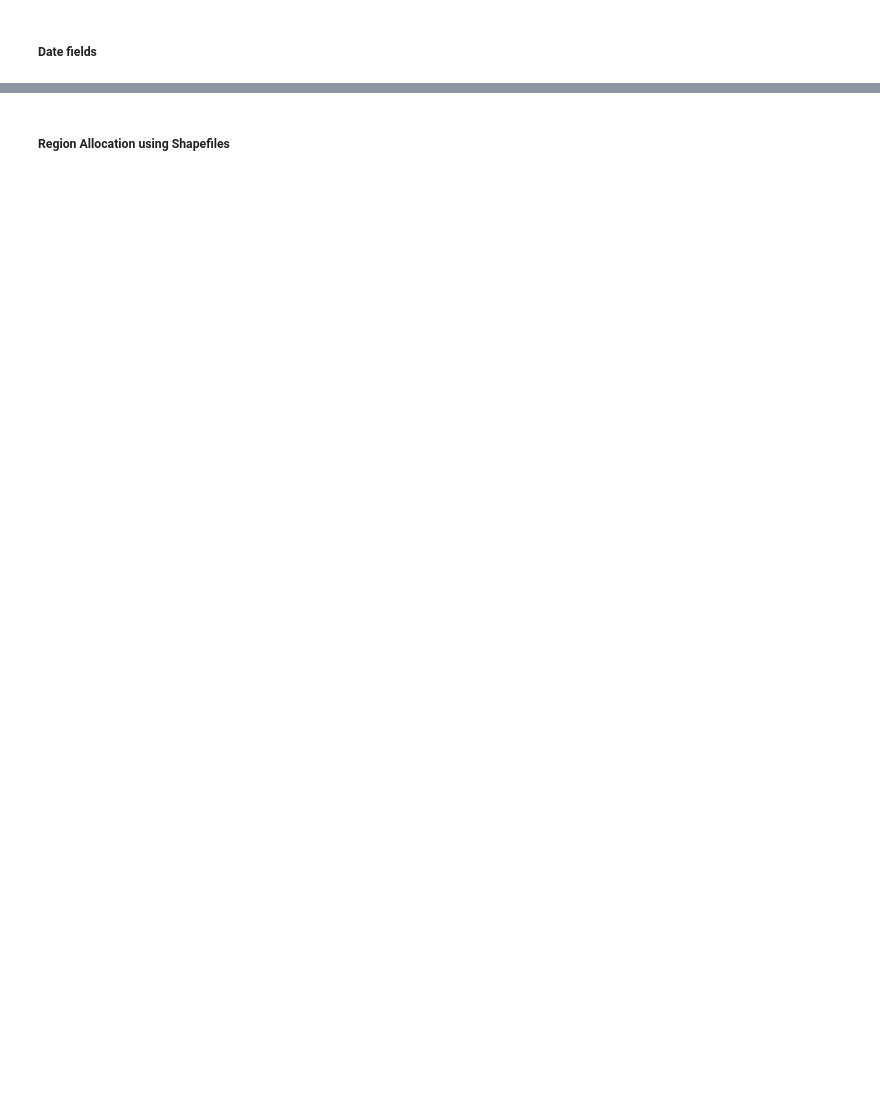
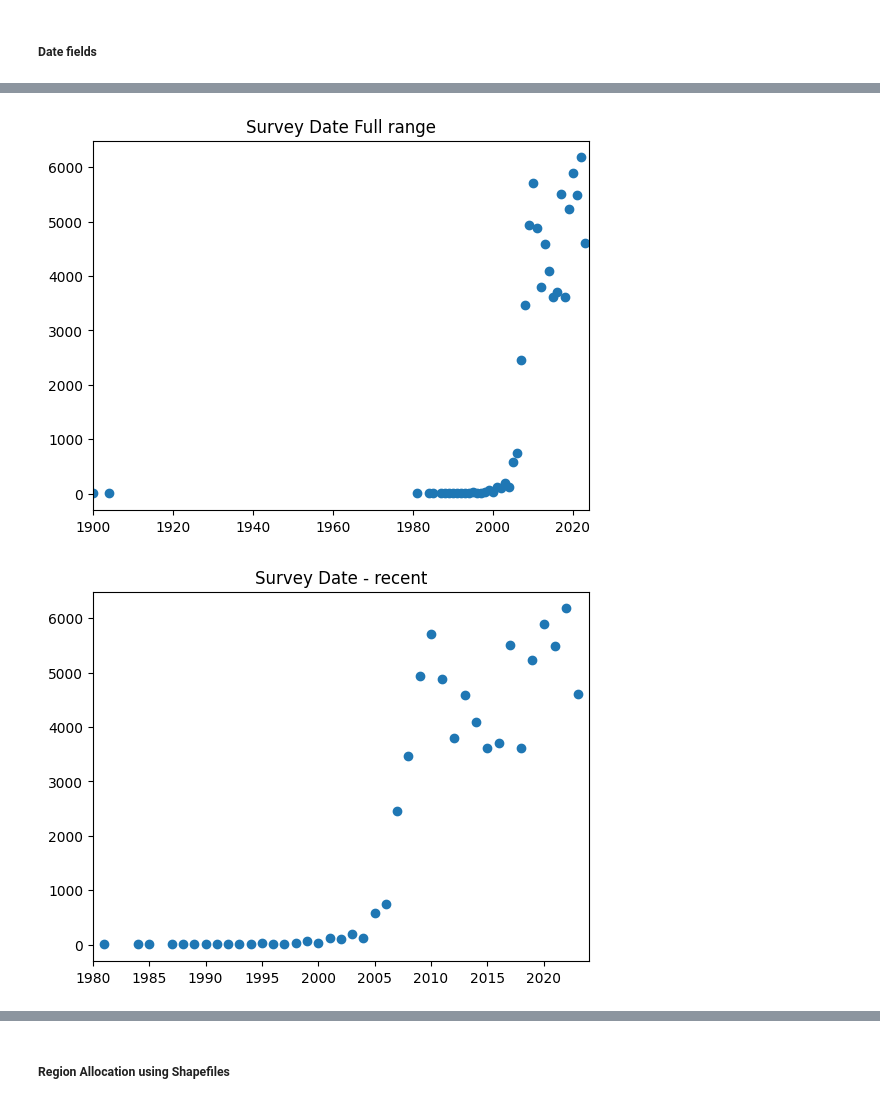
Before and after one commit to tabular18/ancient-trees, a Jupyter notebook: ancientTreeEDA.ipynb, the cells around one changed output, grey strips where cells are left out. Cells and saved outputs as stored; diff of their text form; code cells hidden in the pictures; blank space fills up the shorter version.

```diff
--- a/ancientTreeEDA.ipynb
+++ b/ancientTreeEDA.ipynb
@@ -265,3 +265,28 @@ array(['oak', 'beech', 'cedar', 'lime', 'walnut', 'ash', 'alder',
        'service', 'apple', 'juniper', 'mulberry', 'birch', 'sycamore',
        'maple', 'chestnut', 'pear', 'plane', 'cypress', 'plum', 'yew',
        'laburnum', 'pine', 'whitebeam', 'fir', 'buckthorn'], dtype=object)
+# %%
+def groupSpecies(rowstring, grouplist):
+    """Given a list of common species families (data-led not taxonomy-led) and the non-standardised listed species of a tree record, identify the higher family grouping - if any
+
+    Args:
+        rowstring (str): listed species of the tree (human-inputted)
+        grouplist (list): accepted list of tree families
+
+    Returns:
+        str: identified tree family, or the original species
+    """
+    # if available, take intersecting term, if not available, take species raw, if more than one term, take last term in species name as that is generally the actual tree type rather than variant
+    intersect=[word for word in rowstring.lower().split(' ') if word in grouplist]
+    if len(intersect)>1:
+        intersect=[intersect[-1]]
+    elif len(intersect)==0:
+        intersect=[rowstring]
+    return str(intersect[0]).capitalize()
+# %%
+rawData.Species=rawData.Species.fillna('Unknown')
+rawData['Species']=np.where(rawData['Species'].str.lower()=='other', 'Unknown',rawData['Species'] )
+rawData['SpeciesGroup']=rawData.Species.apply(lambda x:groupSpecies(x, species_groups) )
+
+rawData[rawData.SpeciesGroup.str.lower().isin(species_groups)].SpeciesGroup.value_counts(ascending=True)[-30:].plot(kind='barh', figsize=(8,8), color='orange')
+plt.title(f'Detected species groups ({len(species_groups)})')
@@ -508,0 +564,19 @@ array(['2/21/2011 12:00:00 AM', '8/22/2007 12:00:00 AM',
+# %%
+from datetime import datetime as dt
+# surveyDate in US format - convert to plot
+rawData.SurveyDate=rawData.SurveyDate.fillna('01/01/9999 12:00:00 AM')
+rawData['SurveyDate_converted']=rawData.SurveyDate.apply(lambda x: dt.strptime(x, '%m/%d/%Y %H:%M:%S %p'))
+print(f'min: {rawData["SurveyDate_converted"].min()}, max: {rawData[rawData.SurveyDate!="01/01/9999 12:00:00 AM"]["SurveyDate_converted"].max()}')
+
+rawData['SurveyDate_year']=rawData.SurveyDate_converted.apply(lambda x: x.year)
+_=rawData['SurveyDate_year'].value_counts().reset_index()
+l=plt.scatter(x=_.SurveyDate_year, y=_['count'])
+plt.xlim( 1900,2024)
+plt.title('Survey Date Full range')
+plt.show()
+
+l=plt.scatter(x=_.SurveyDate_year, y=_['count'])
+l=plt.xlim(1980, 2024)
+plt.title('Survey Date - recent')
+plt.show()
+# %% [output]
@@ -508,0 +584,2 @@ array(['2/21/2011 12:00:00 AM', '8/22/2007 12:00:00 AM',
+[figure, added]
+[figure, added]
```
Also changed, not shown: parts of 67 cells of this notebook, 5 other files.
